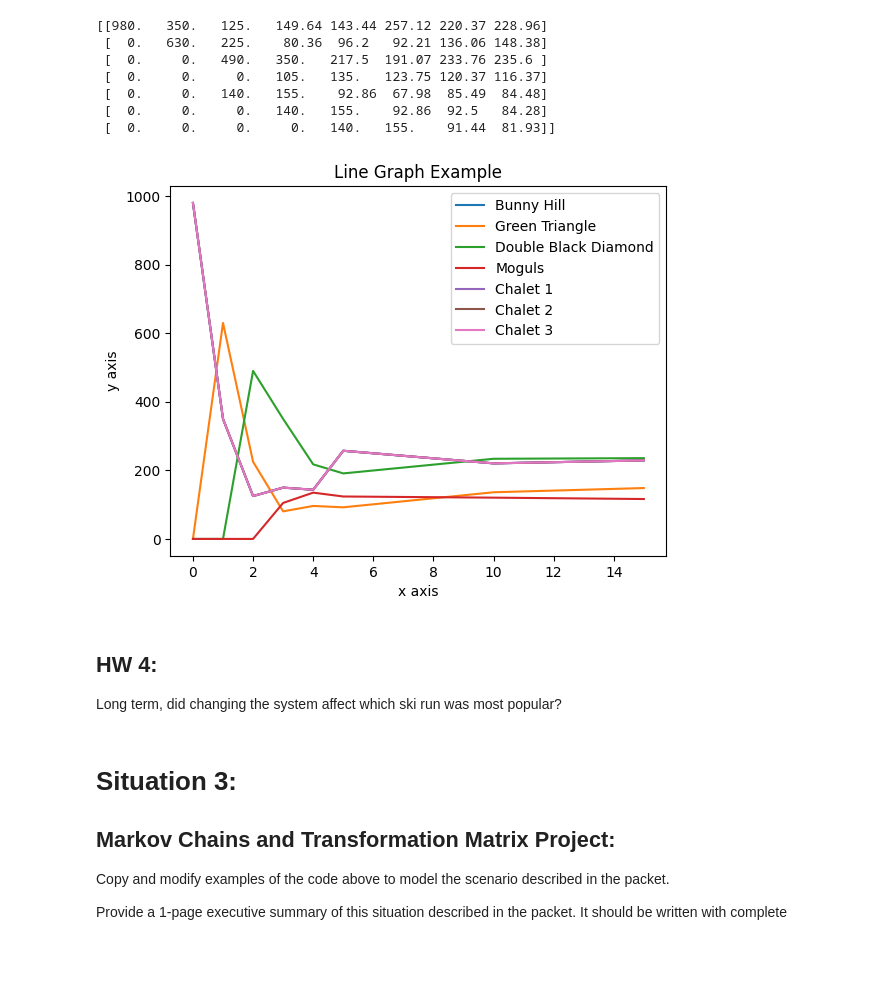
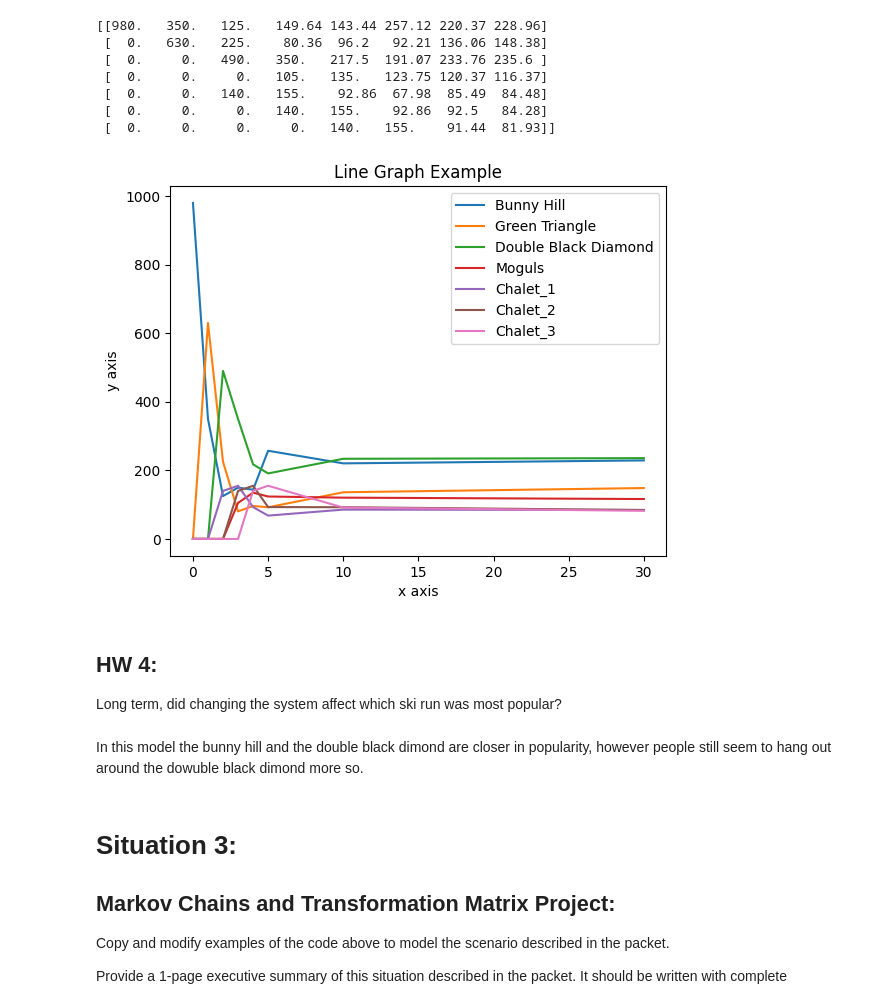
Before and after one commit to Rayna178/MATH311_Linear_Algebra_Projects, a Jupyter notebook: SwansonRayna_The_Ski_Hill_Transition_Matrices_and_Markov_Chains.ipynb, the cells around one changed output. Drawn from its saved outputs; the diff is of its cells as text; code cells hidden in the pictures; blank space fills up the shorter version.

```diff
--- a/SwansonRayna_The_Ski_Hill_Transition_Matrices_and_Markov_Chains.ipynb
+++ b/SwansonRayna_The_Ski_Hill_Transition_Matrices_and_Markov_Chains.ipynb
@@ -303,28 +303,29 @@ print(X.round(2))
  [  0.     0.     0.     0.   140.   155.    91.44  81.93]]
 # %%
 import matplotlib.pyplot as plt
-
-x  = [0, 1, 2, 3, 4, 5, 10, 15]
+x  = [0, 1, 2, 3, 4, 5, 10, 30]
 plt.plot(x, np.array(X[0])[0], label="Bunny Hill")
 plt.plot(x, np.array(X[1])[0], label="Green Triangle")
 plt.plot(x, np.array(X[2])[0], label="Double Black Diamond")
 plt.plot(x, np.array(X[3])[0], label="Moguls")
-plt.plot(x, np.array(X[0])[0], label="Chalet 1")
-plt.plot(x, np.array(X[0])[0], label="Chalet 2")
-plt.plot(x, np.array(X[0])[0], label="Chalet 3")
+plt.plot(x, np.array(X[4])[0], label="Chalet_1")
+plt.plot(x, np.array(X[5])[0], label="Chalet_2")
+plt.plot(x, np.array(X[6])[0], label="Chalet_3")
 plt.plot()
 
 plt.xlabel("x axis")  # Update this label
 plt.ylabel("y axis")  # Update this label
 plt.title("Line Graph Example")  # Update the title
 plt.legend()
 plt.show()
 # %% [output]
-[figure, old version]
+[figure, new version]
 # %% [markdown]
 ## HW 4:
 
 Long term, did changing the system affect which ski run was most popular?
+# %% [markdown]
+In this model the bunny hill and the double black dimond are closer in popularity, however people still seem to hang out around the dowuble black dimond more so.
 # %% [markdown]
 # Situation 3:
 
```
Also changed, not shown: parts of 3 cells of this notebook.
